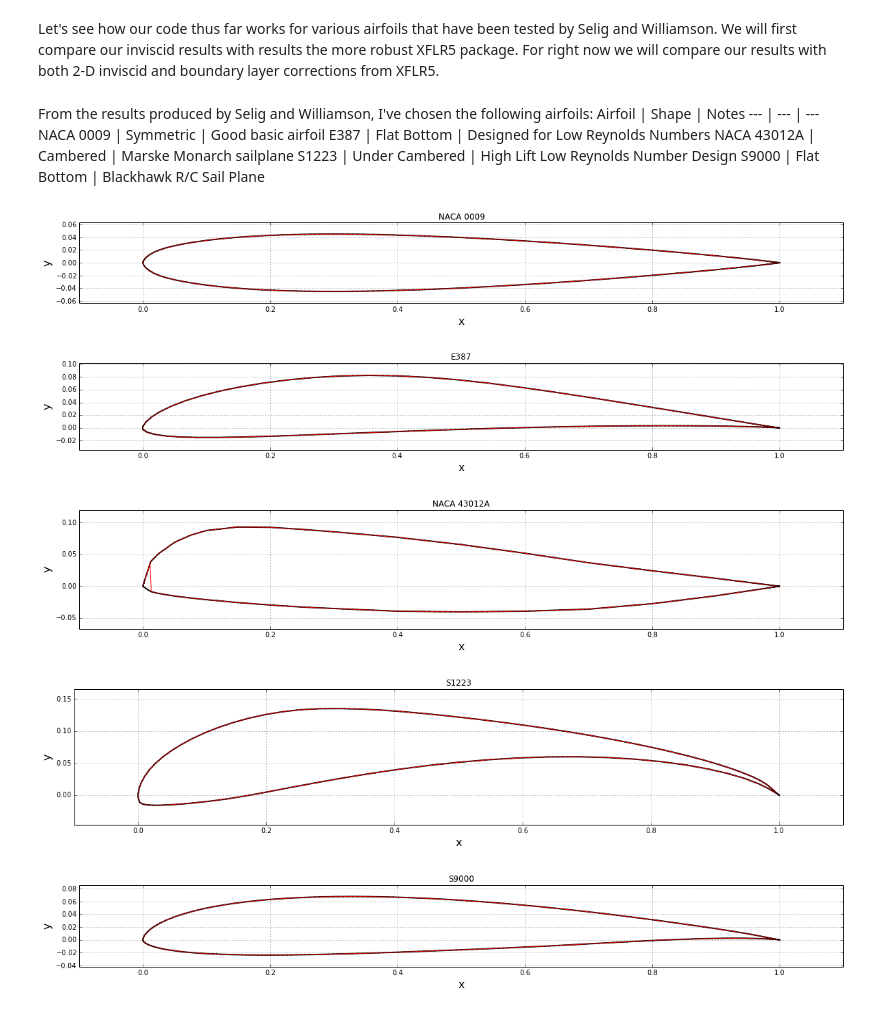
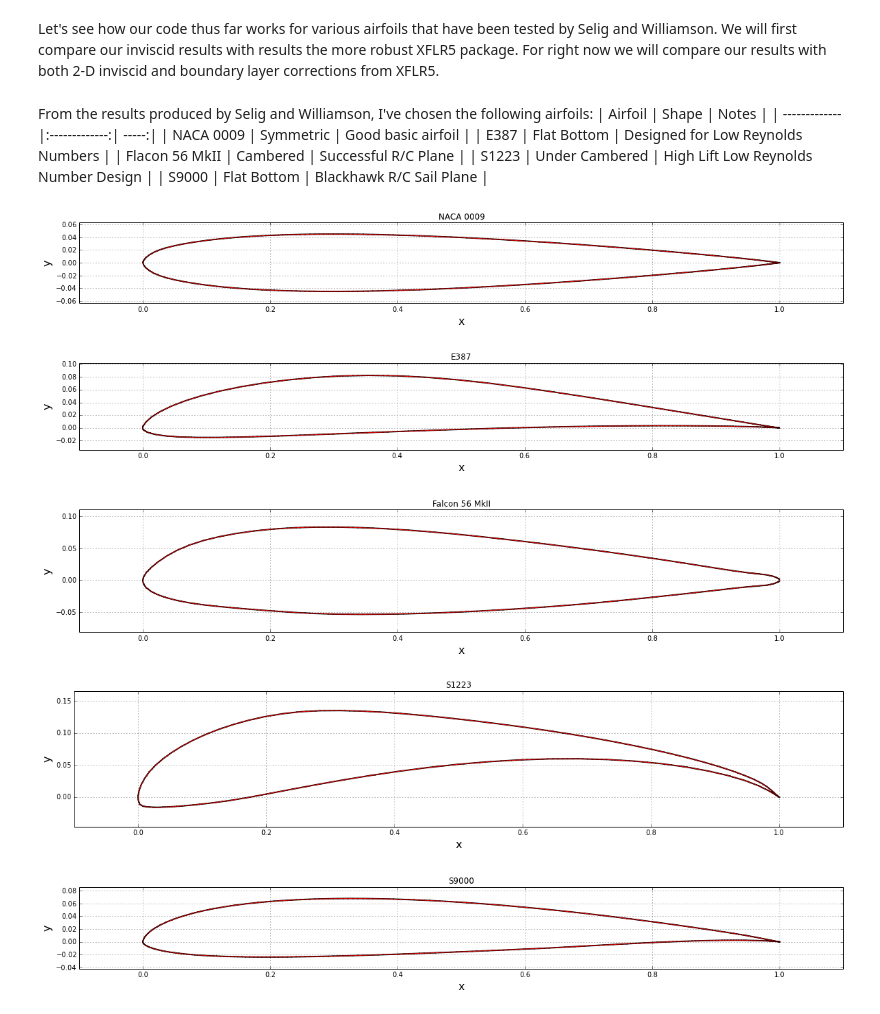
Before and after one commit to LTChaseJohnson/MAE6226, a Jupyter notebook: final project.ipynb, the cells around one changed output. Drawn from its saved outputs; the diff is of its cells as text; code cells hidden in the pictures.

Commit message:
Removed NACA 43012A and added Falcon 56 MkII

```diff
--- a/final project.ipynb
+++ b/final project.ipynb
@@ -25,13 +25,13 @@ Image(filename='C:/Users/chasevjohnson/Dropbox/Graduate_School/AeroDynamics/Liss
 Let's see how our code thus far works for various airfoils that have been tested by Selig and Williamson.  We will first compare our inviscid results with results the more robust XFLR5 package.  For right now we will compare our results with both 2-D inviscid and boundary layer corrections from XFLR5.
 # %% [markdown]
 From the results produced by Selig and Williamson, I've chosen the following airfoils:
-Airfoil | Shape | Notes
---- | --- | ---
-NACA 0009 | Symmetric | Good basic airfoil
-E387 | Flat Bottom | Designed for Low Reynolds Numbers
-NACA 43012A | Cambered | Marske Monarch sailplane
-S1223 | Under Cambered | High Lift Low Reynolds Number Design
-S9000 | Flat Bottom | Blackhawk R/C Sail Plane
+| Airfoil        | Shape           | Notes  |
+| ------------- |:-------------:| -----:|
+| NACA 0009     | Symmetric | Good basic airfoil |
+| E387      | Flat Bottom      |   Designed for Low Reynolds Numbers |
+| Flacon 56 MkII | Cambered       |   Successful R/C Plane |
+| S1223 | Under Cambered | High Lift Low Reynolds Number Design |
+| S9000 | Flat Bottom | Blackhawk R/C Sail Plane |
 # %%
 # Importing Libraries
 import numpy as np
@@ -46,7 +46,7 @@ xp1,yp1 = coords1[:,0],coords1[:,1]
 coords2 = np.loadtxt(fname='C:/Users/chasevjohnson/Dropbox/Graduate_School/AeroDynamics/Python/e387.dat')
 xp2,yp2 = coords2[:,0],coords2[:,1]
 
-coords3 = np.loadtxt(fname='C:/Users/chasevjohnson/Dropbox/Graduate_School/AeroDynamics/Python/n43012a.dat')
+coords3 = np.loadtxt(fname='C:/Users/chasevjohnson/Dropbox/Graduate_School/AeroDynamics/Python/falcon.dat')
 xp3,yp3 = coords3[:,0],coords3[:,1]
 
 coords4 = np.loadtxt(fname='C:/Users/chasevjohnson/Dropbox/Graduate_School/AeroDynamics/Python/s1223.dat')
@@ -146,7 +146,7 @@ xStart,xEnd = xmin-valX*(xmax-xmin),xmax+valX*(xmax-xmin)
 yStart,yEnd = ymin-valY*(ymax-ymin),ymax+valY*(ymax-ymin)
 plt.figure(figsize=(size,(yEnd-yStart)/(xEnd-xStart)*size))
 plt.grid(True)
-plt.title('NACA 43012A')
+plt.title('Falcon 56 MkII')
 plt.xlabel('x',fontsize=16)
 plt.ylabel('y',fontsize=16)
 plt.xlim(xStart,xEnd)
@@ -158,33 +158,33 @@ xmin,xmax = min([p.xa for p in panel4]),max([p.xa for p in panel4])
 ymin,ymax = min([p.ya for p in panel4]),max([p.ya for p in panel4])
 xStart,xEnd = xmin-valX*(xmax-xmin),xmax+valX*(xmax-xmin)
 yStart,yEnd = ymin-valY*(ymax-ymin),ymax+valY*(ymax-ymin)
 plt.figure(figsize=(size,(yEnd-yStart)/(xEnd-xStart)*size))
 plt.grid(True)
 plt.title('S1223')
 plt.xlabel('x',fontsize=16)
 plt.ylabel('y',fontsize=16)
 plt.xlim(xStart,xEnd)
 plt.ylim(yStart,yEnd)
 plt.plot(xp4,yp4,'k-',linewidth=2)
 plt.plot(np.append([p.xa for p in panel4],panel4[0].xa),np.append([p.ya for p in panel4],panel4[0].ya),'r-',linewidth=1,marker='o',markersize=1)
 
 xmin,xmax = min([p.xa for p in panel5]),max([p.xa for p in panel5])
 ymin,ymax = min([p.ya for p in panel5]),max([p.ya for p in panel5])
 xStart,xEnd = xmin-valX*(xmax-xmin),xmax+valX*(xmax-xmin)
 yStart,yEnd = ymin-valY*(ymax-ymin),ymax+valY*(ymax-ymin)
 plt.figure(figsize=(size,(yEnd-yStart)/(xEnd-xStart)*size))
 plt.grid(True)
 plt.title('S9000')
 plt.xlabel('x',fontsize=16)
 plt.ylabel('y',fontsize=16)
 plt.xlim(xStart,xEnd)
 plt.ylim(yStart,yEnd)
 plt.plot(xp5,yp5,'k-',linewidth=2)
 plt.plot(np.append([p.xa for p in panel5],panel5[0].xa),np.append([p.ya for p in panel5],panel5[0].ya),'r-',linewidth=1,marker='o',markersize=1)
 plt.show()
 # %% [output]
 [figure]
 [figure]
-[figure, old version]
+[figure, new version]
 [figure]
 [figure]
```
Also changed, not shown: 1 other file.
